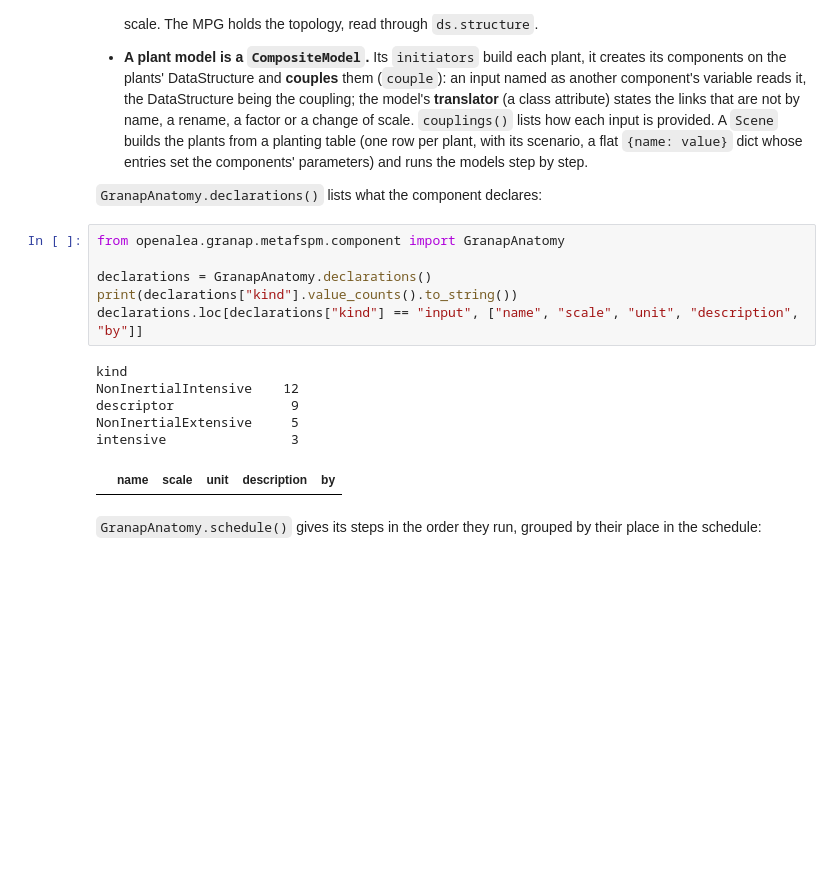
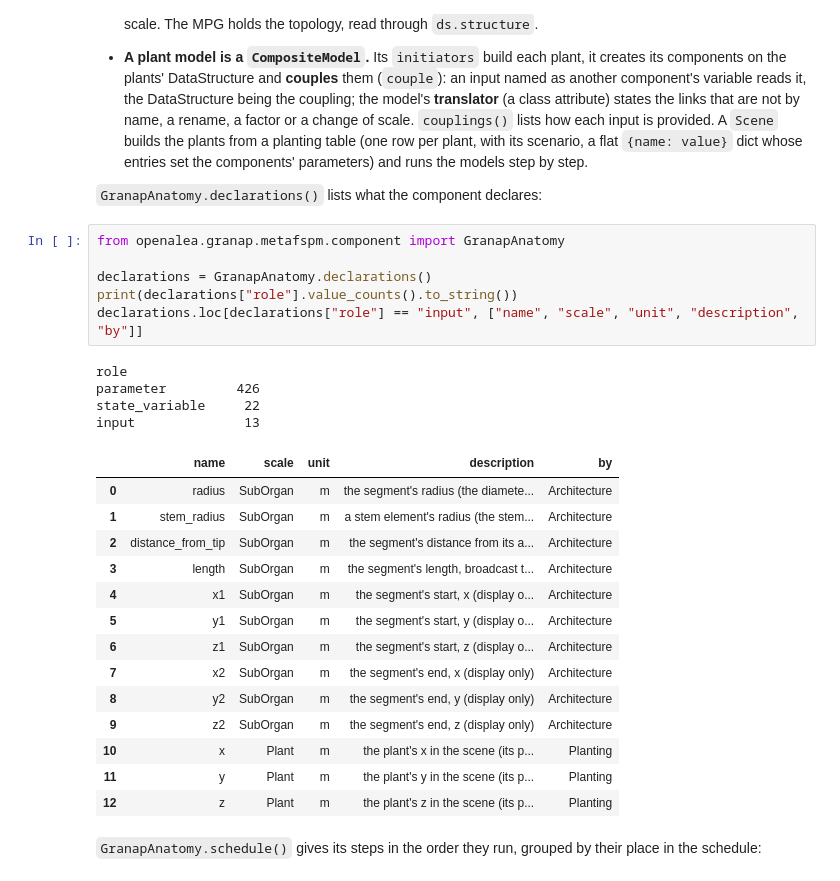
Before and after one commit to openalea-incubator/GRANAP-dev, a Jupyter notebook: example/tutorials/developer/01_cross_sections_in_metafspm.ipynb, the cells around one changed output. Cells and saved outputs as stored; diff of their text form; blank space fills up the shorter version.

```diff
--- a/example/tutorials/developer/01_cross_sections_in_metafspm.ipynb
+++ b/example/tutorials/developer/01_cross_sections_in_metafspm.ipynb
@@ -64,16 +64,28 @@ from openalea.granap.metafspm.plots import draw_section, draw_sections
 # %%
 from openalea.granap.metafspm.component import GranapAnatomy
 
 declarations = GranapAnatomy.declarations()
-print(declarations["kind"].value_counts().to_string())
-declarations.loc[declarations["kind"] == "input", ["name", "scale", "unit", "description", "by"]]
+print(declarations["role"].value_counts().to_string())
+declarations.loc[declarations["role"] == "input", ["name", "scale", "unit", "description", "by"]]
 # %% [output]
-kind
-NonInertialIntensive    12
-descriptor               9
-NonInertialExtensive     5
-intensive                3
+role
+parameter         426
+state_variable     22
+input              13
 |  | name | scale | unit | description | by |
+| 0 | radius | SubOrgan | m | the segment's radius (the diamete... | Architecture |
+| 1 | stem_radius | SubOrgan | m | a stem element's radius (the stem... | Architecture |
+| 2 | distance_from_tip | SubOrgan | m | the segment's distance from its a... | Architecture |
+| 3 | length | SubOrgan | m | the segment's length, broadcast t... | Architecture |
+| 4 | x1 | SubOrgan | m | the segment's start, x (display o... | Architecture |
+| 5 | y1 | SubOrgan | m | the segment's start, y (display o... | Architecture |
+| 6 | z1 | SubOrgan | m | the segment's start, z (display o... | Architecture |
+| 7 | x2 | SubOrgan | m | the segment's end, x (display only) | Architecture |
+| 8 | y2 | SubOrgan | m | the segment's end, y (display only) | Architecture |
+| 9 | z2 | SubOrgan | m | the segment's end, z (display only) | Architecture |
+| 10 | x | Plant | m | the plant's x in the scene (its p... | Planting |
+| 11 | y | Plant | m | the plant's y in the scene (its p... | Planting |
+| 12 | z | Plant | m | the plant's z in the scene (its p... | Planting |
 # %% [markdown]
 `GranapAnatomy.schedule()` gives its steps in the order they run, grouped by their place in the schedule:
 # %%
```
Also changed, not shown: parts of 3 cells of this notebook, 5 other files.
